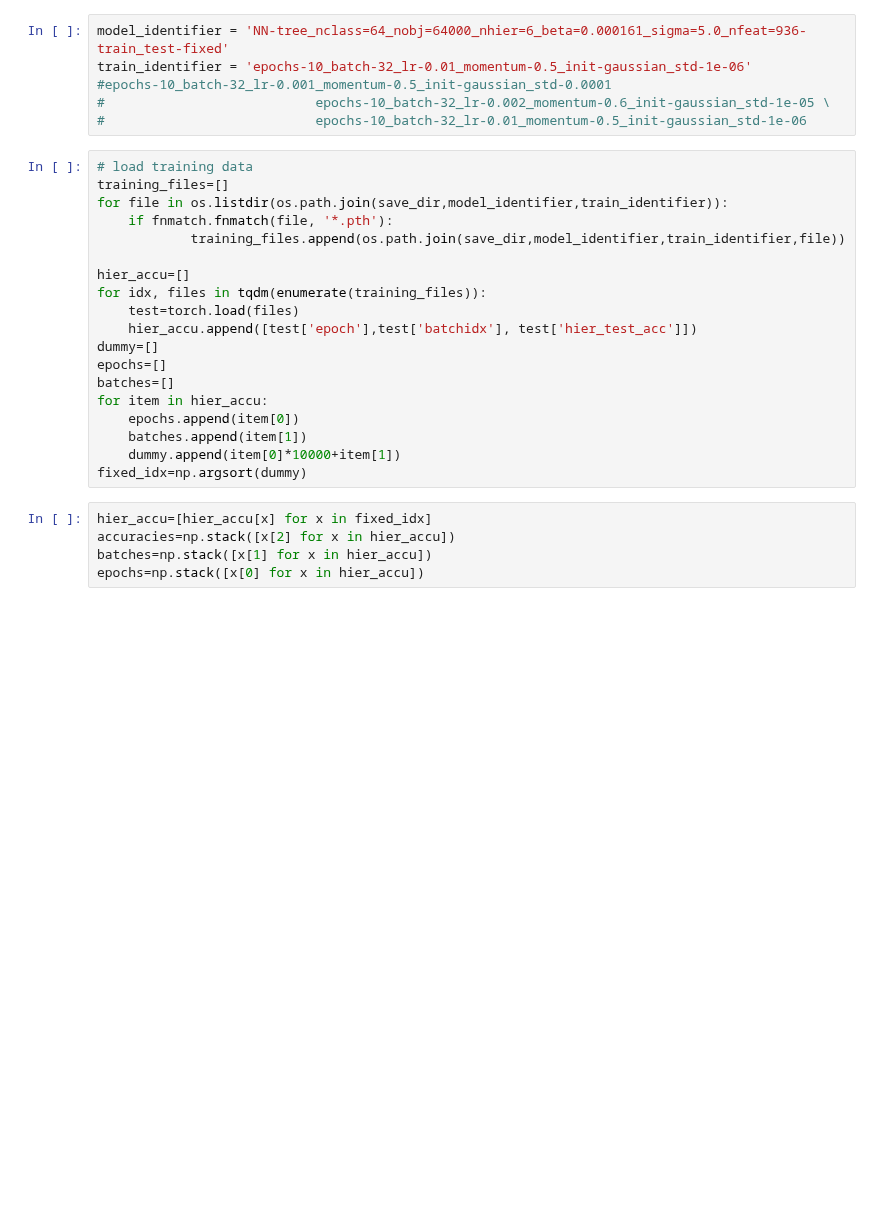
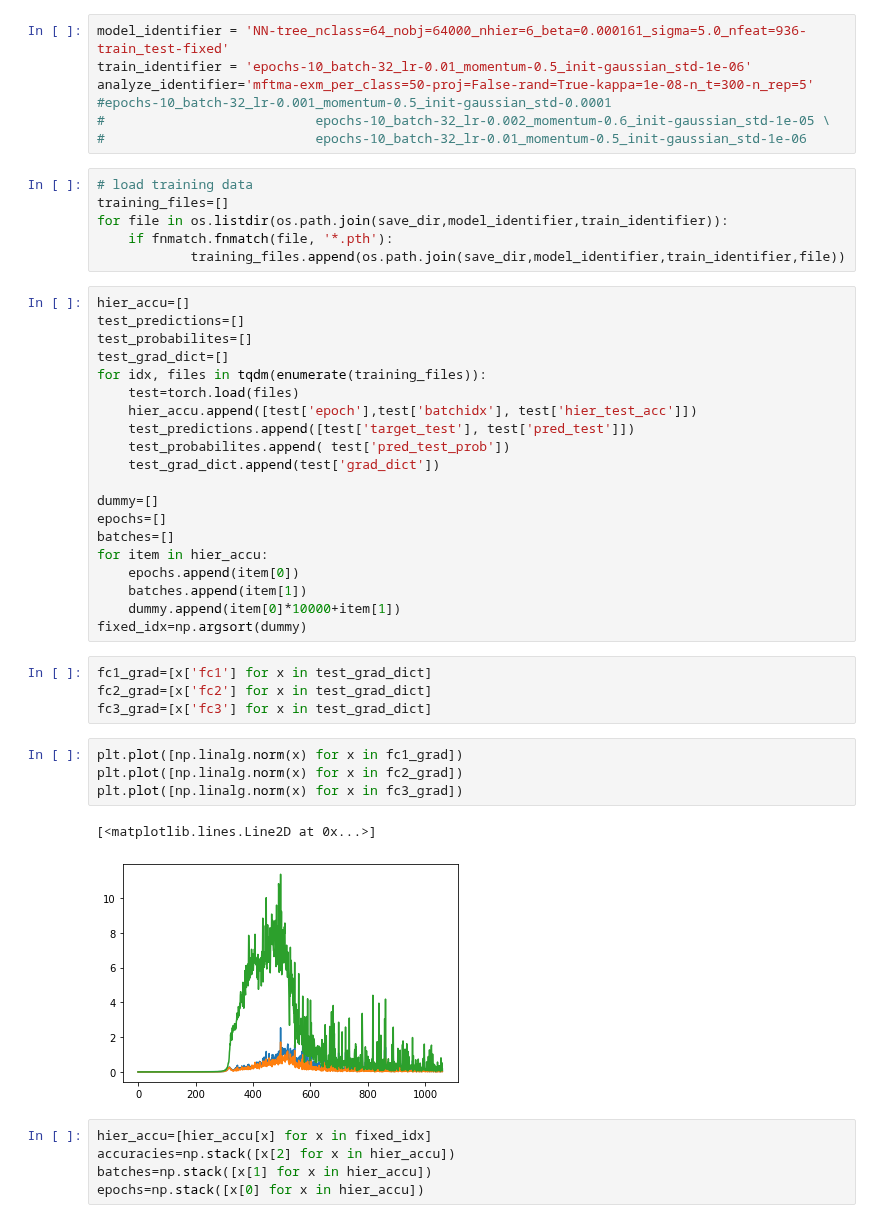
Before and after one commit to eghbalhosseini/neural_manifolds, a Jupyter notebook: create_figure_2_ICML.ipynb, the cells around one changed output. Cells and saved outputs as stored; diff of their text form; blank space fills up the shorter version.

```diff
--- a/create_figure_2_ICML.ipynb
+++ b/create_figure_2_ICML.ipynb
@@ -22,20 +28,28 @@ av_window=10
 # %%
 model_identifier = 'NN-tree_nclass=64_nobj=64000_nhier=6_beta=0.000161_sigma=5.0_nfeat=936-train_test-fixed'
 train_identifier = 'epochs-10_batch-32_lr-0.01_momentum-0.5_init-gaussian_std-1e-06'
+analyze_identifier='mftma-exm_per_class=50-proj=False-rand=True-kappa=1e-08-n_t=300-n_rep=5'
 #epochs-10_batch-32_lr-0.001_momentum-0.5_init-gaussian_std-0.0001
 #                           epochs-10_batch-32_lr-0.002_momentum-0.6_init-gaussian_std-1e-05 \
 #                           epochs-10_batch-32_lr-0.01_momentum-0.5_init-gaussian_std-1e-06
+# %%
+# load training data
+training_files=[]
+for file in os.listdir(os.path.join(save_dir,model_identifier,train_identifier)):
+    if fnmatch.fnmatch(file, '*.pth'):
+            training_files.append(os.path.join(save_dir,model_identifier,train_identifier,file))
 # %%
-# load training data
-training_files=[]
-for file in os.listdir(os.path.join(save_dir,model_identifier,train_identifier)):
-    if fnmatch.fnmatch(file, '*.pth'):
-            training_files.append(os.path.join(save_dir,model_identifier,train_identifier,file))
-
 hier_accu=[]
+test_predictions=[]
+test_probabilites=[]
+test_grad_dict=[]
 for idx, files in tqdm(enumerate(training_files)):
     test=torch.load(files)
     hier_accu.append([test['epoch'],test['batchidx'], test['hier_test_acc']])
+    test_predictions.append([test['target_test'], test['pred_test']])
+    test_probabilites.append( test['pred_test_prob'])
+    test_grad_dict.append(test['grad_dict'])
+
 dummy=[]
 epochs=[]
 batches=[]
@@ -44,6 +58,17 @@ for item in hier_accu:
     batches.append(item[1])
     dummy.append(item[0]*10000+item[1])
 fixed_idx=np.argsort(dummy)
+# %%
+fc1_grad=[x['fc1'] for x in test_grad_dict]
+fc2_grad=[x['fc2'] for x in test_grad_dict]
+fc3_grad=[x['fc3'] for x in test_grad_dict]
+# %%
+plt.plot([np.linalg.norm(x) for x in fc1_grad])
+plt.plot([np.linalg.norm(x) for x in fc2_grad])
+plt.plot([np.linalg.norm(x) for x in fc3_grad])
+# %% [output]
+[<matplotlib.lines.Line2D at 0x...>]
+[figure, added]
 # %%
 hier_accu=[hier_accu[x] for x in fixed_idx]
 accuracies=np.stack([x[2] for x in hier_accu])
```
Also changed, not shown: parts of 12 cells of this notebook, 3 other files.
